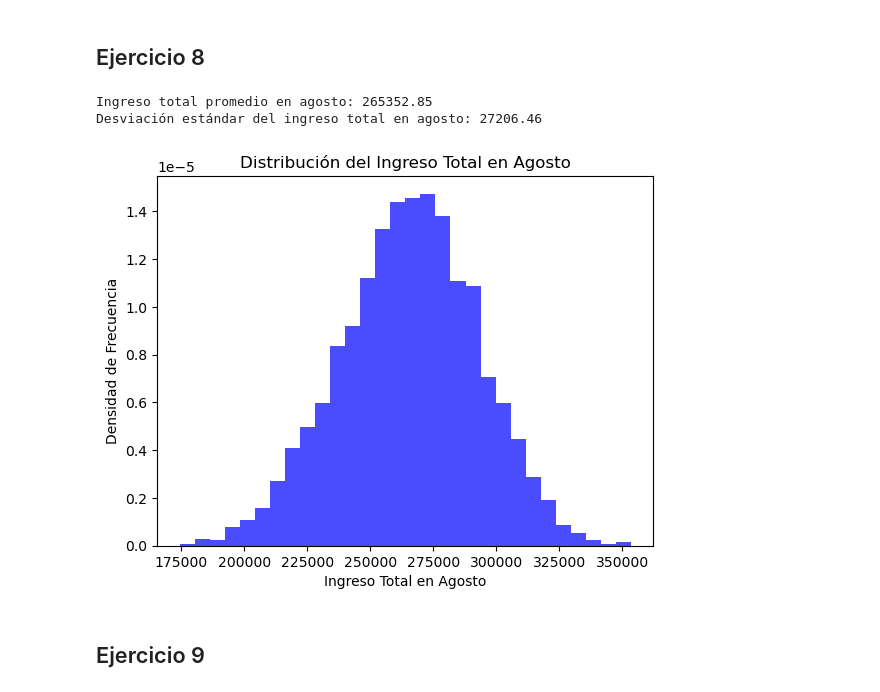
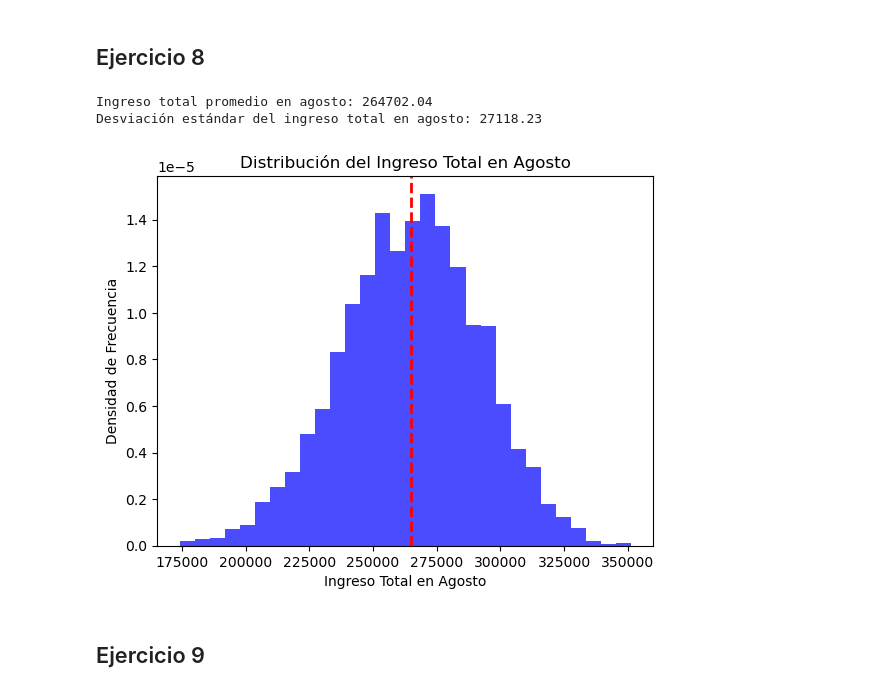
Before and after one commit to catadolhare/tp1_aplicaciones_cauzzo_dolhare_ekes_squillari, a Jupyter notebook: tp1.ipynb, the cells around one changed output. Cells and saved outputs as stored; diff of their text form; code cells hidden in the pictures.

```diff
--- a/tp1.ipynb
+++ b/tp1.ipynb
@@ -589,32 +589,33 @@ def ingreso_diario(S, D, k, n_days):
 # %%
 # días correspondientes al mes de agosto 213 a 243
 ingresos_agosto = []
 
 for j in range(n_sim):
     S, D = simulacion(365)
     ingreso_sim = ingreso_diario(S, D, best_k, 365)
     ingreso = 0
     for i in range(213, 243):
         ingreso += ingreso_sim[i]
     ingresos_agosto.append(ingreso)
 
 # Estadísticas descriptivas
 media_ingreso = np.mean(ingresos_agosto)
 desviacion_ingreso = np.std(ingresos_agosto) #o lo dividimos y calculamos el error
 
 print(f"Ingreso total promedio en agosto: {round(media_ingreso, 2)}")
 print(f"Desviación estándar del ingreso total en agosto: {round(desviacion_ingreso, 2)}")
 
 # Graficar el histograma
 plt.hist(ingresos_agosto, bins=30, density=True, alpha=0.7, color='blue')
+plt.axvline(media_ingreso, color='red', linestyle='dashed', linewidth=2)
 plt.title('Distribución del Ingreso Total en Agosto')
 plt.xlabel('Ingreso Total en Agosto')
 plt.ylabel('Densidad de Frecuencia')
 plt.show()
 # %% [output]
-Ingreso total promedio en agosto: 265352.85
-Desviación estándar del ingreso total en agosto: 27206.46
+Ingreso total promedio en agosto: 264702.04
+Desviación estándar del ingreso total en agosto: 27118.23
-[figure, old version]
+[figure, new version]
 # %% [markdown]
 ## Ejercicio 9
 # %% [markdown]
```
Also changed, not shown: 1 other file.
